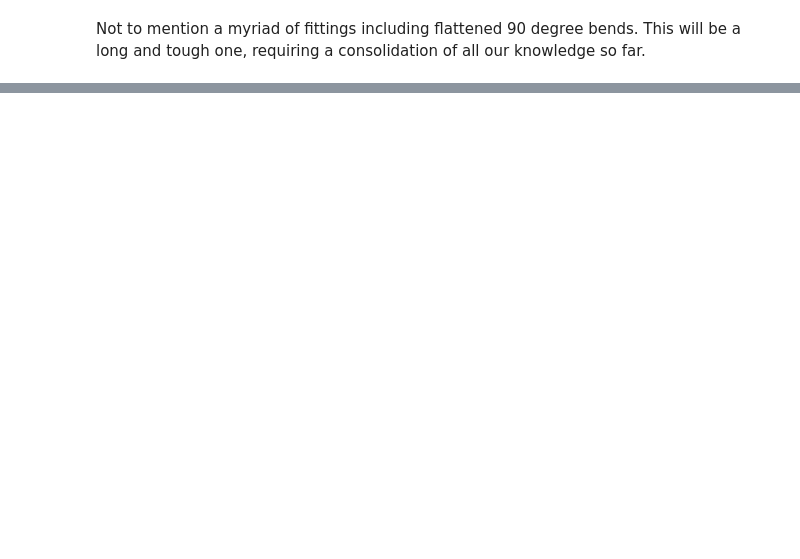
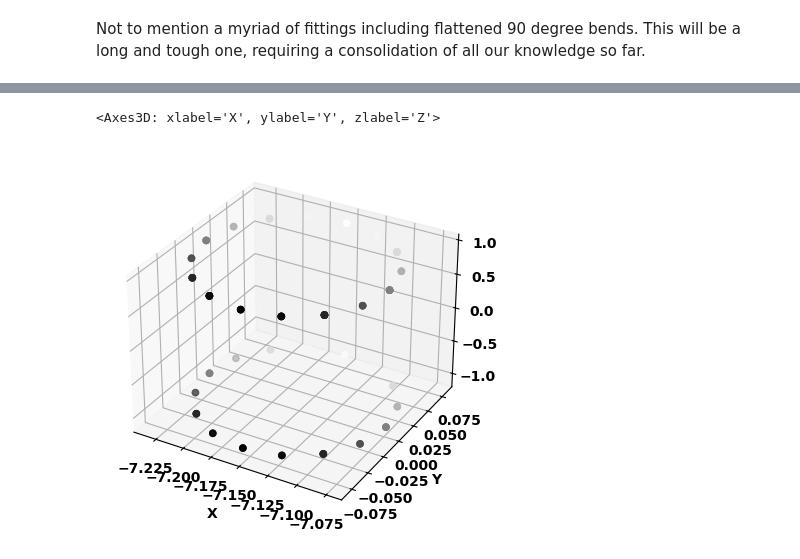
Before and after one commit to suryashch/3d_modelling, a Jupyter notebook: research/reducing-mesh-density/notebooks/hyper-instance-5.ipynb, the cells around one changed output, grey strips where cells are left out. Saved outputs shown, nothing was run; the diff lists cells and outputs as text; code cells hidden in the pictures; blank space fills up the shorter version.

```diff
--- a/research/reducing-mesh-density/notebooks/hyper-instance-5.ipynb
+++ b/research/reducing-mesh-density/notebooks/hyper-instance-5.ipynb
@@ -34,0 +69,9 @@ Not to mention a myriad of fittings including flattened 90 degree bends. This wi
+# %%
+ms.load_new_mesh('data/circular-duct-test.obj')
+m_2 = ms.current_mesh()
+
+v_matrix_circle = m_2.vertex_matrix()
+plot_vertices(v_matrix_circle)
+# %% [output]
+<Axes3D: xlabel='X', ylabel='Y', zlabel='Z'>
+[figure, added]
```
Also changed, not shown: parts of 11 cells of this notebook.
